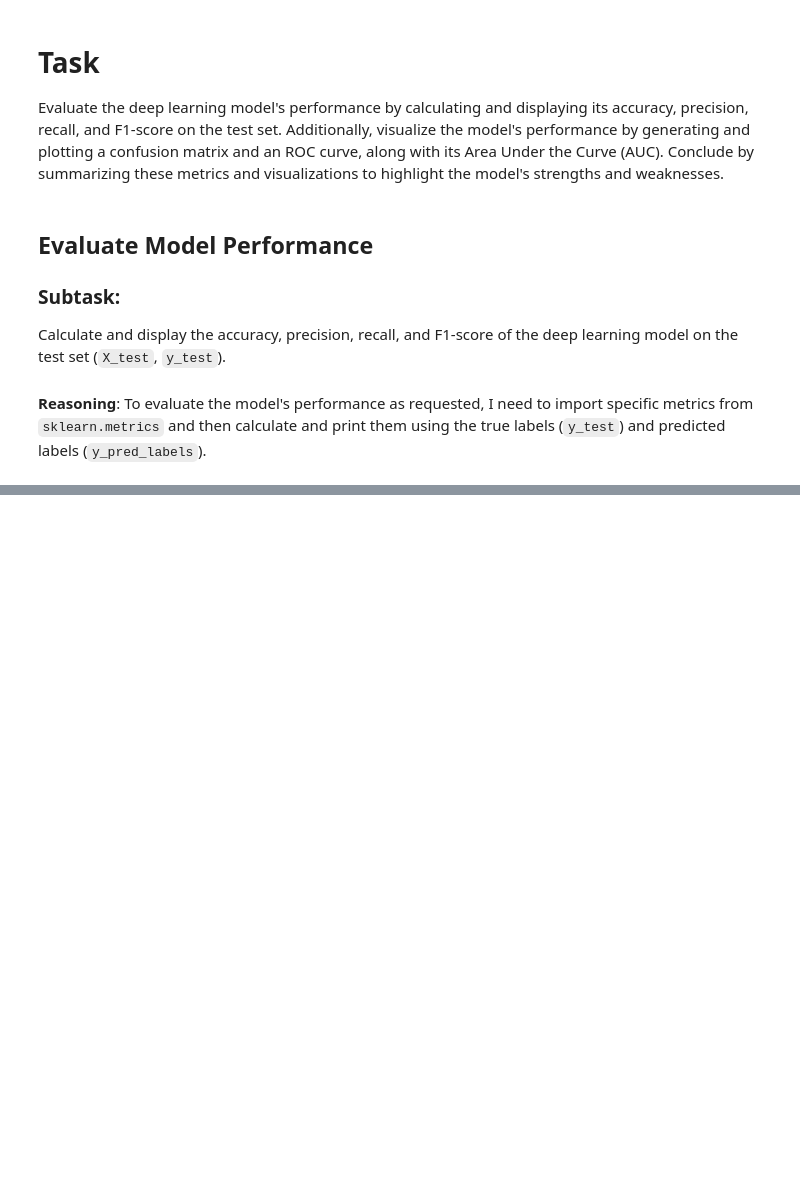
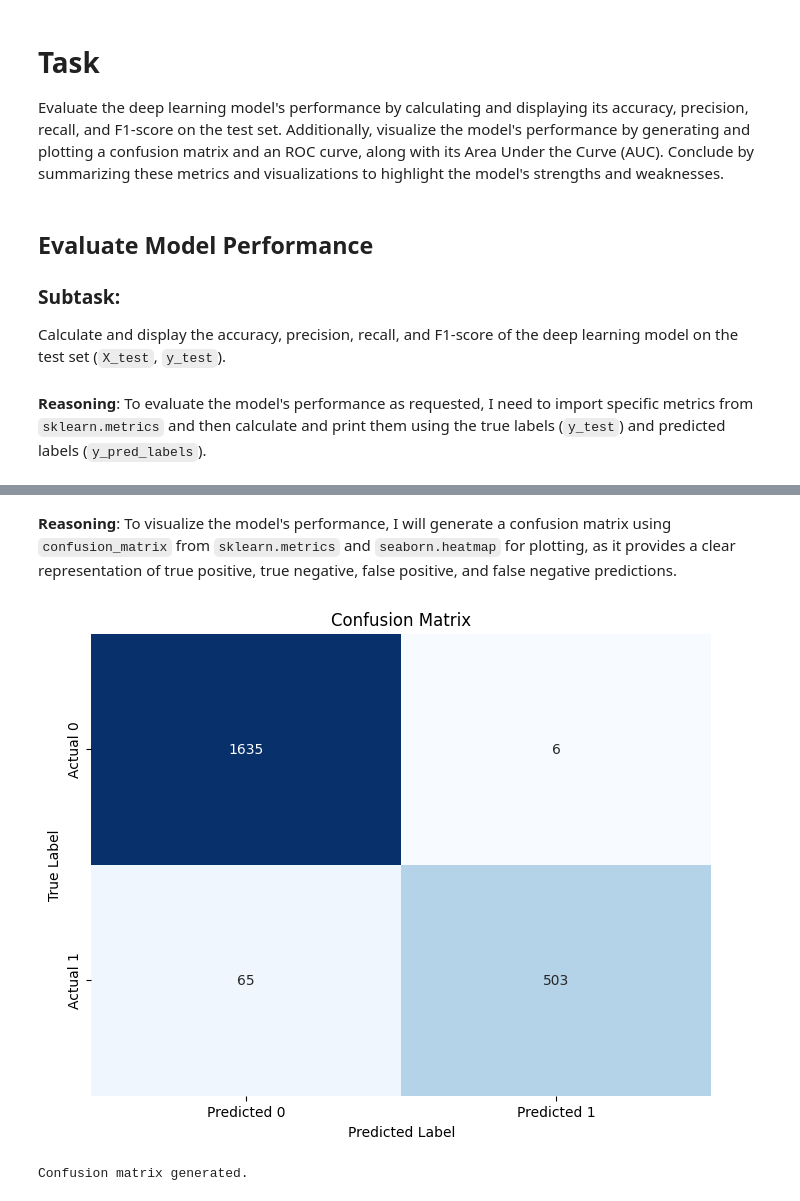
Before and after one commit to SinghRaghvendra/DSPortfolio, a Jupyter notebook: Prediction_of_Wine_type_using_DeepLearning.ipynb, the cells around one changed output, grey strips where cells are left out. Drawn from its saved outputs; the diff is of its cells as text; code cells hidden in the pictures; blank space fills up the shorter version.

```diff
--- a/Prediction_of_Wine_type_using_DeepLearning.ipynb
+++ b/Prediction_of_Wine_type_using_DeepLearning.ipynb
@@ -308,0 +314,22 @@ print(f"F1-score: {f1:.4f}")
+# %% [markdown]
+**Reasoning**:
+To visualize the model's performance, I will generate a confusion matrix using `confusion_matrix` from `sklearn.metrics` and `seaborn.heatmap` for plotting, as it provides a clear representation of true positive, true negative, false positive, and false negative predictions.
+# %%
+from sklearn.metrics import confusion_matrix
+import seaborn as sns
+import matplotlib.pyplot as plt
+
+cm = confusion_matrix(y_test, y_pred_labels)
+
+plt.figure(figsize=(8, 6))
+sns.heatmap(cm, annot=True, fmt='d', cmap='Blues', cbar=False,
+            xticklabels=['Predicted 0', 'Predicted 1'],
+            yticklabels=['Actual 0', 'Actual 1'])
+plt.title('Confusion Matrix')
+plt.xlabel('Predicted Label')
+plt.ylabel('True Label')
+plt.show()
+print("Confusion matrix generated.")
+# %% [output]
+[figure, added]
+Confusion matrix generated.
```
Also changed, not shown: parts of 3 cells of this notebook.
